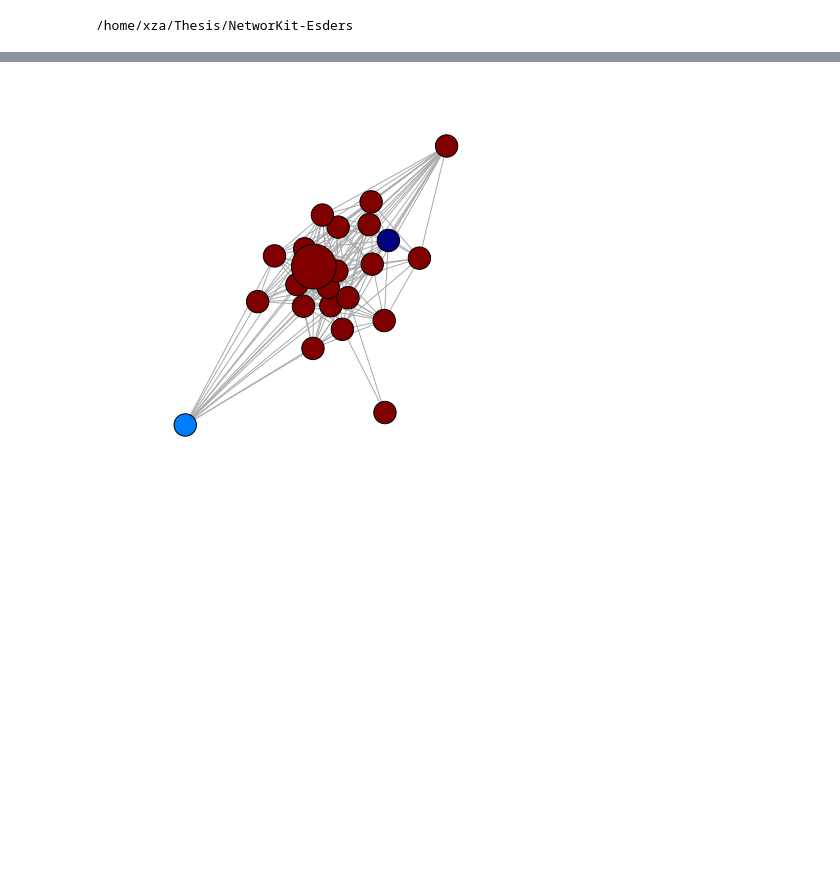
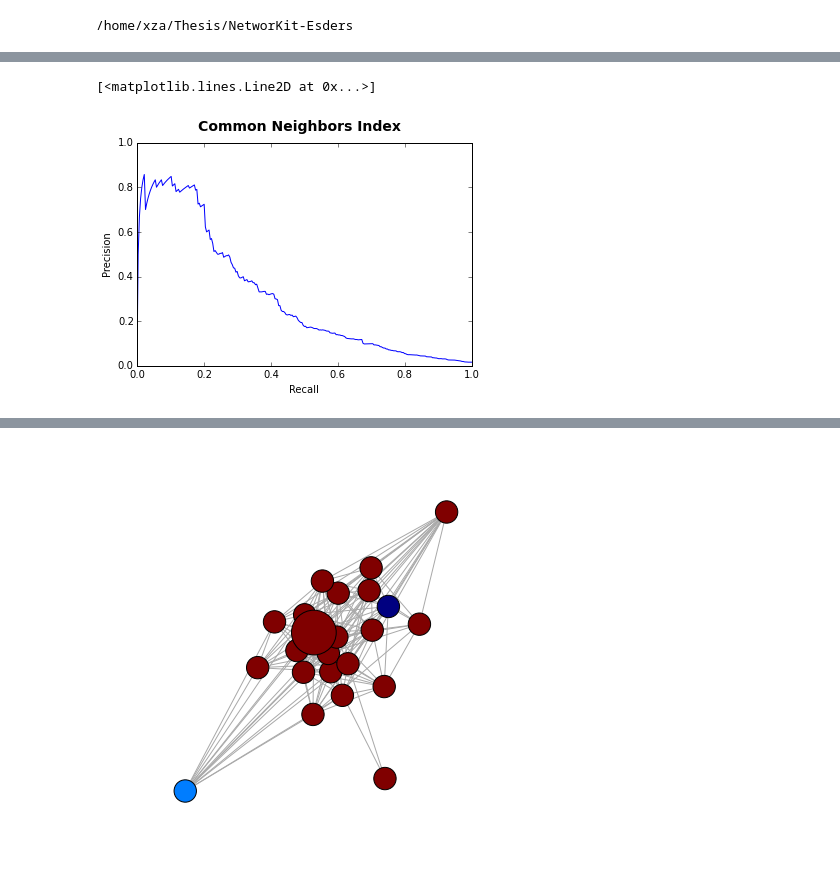
Before and after one commit to kit-parco/networkit-hyperbolic-kd, a Jupyter notebook: Doc/Notebooks/LinkPrediction.ipynb, the cells around one changed output, grey strips where cells are left out. Drawn from its saved outputs; the diff is of its cells as text; code cells hidden in the pictures; blank space fills up the shorter version.

```diff
--- a/Doc/Notebooks/LinkPrediction.ipynb
+++ b/Doc/Notebooks/LinkPrediction.ipynb
@@ -56,0 +61,11 @@ pointsCN = rocCN.getPoints()
+# %%
+dyadScorePairs = commonNeighborsIndex.runAll()
+roc = linkprediction.ROCMetric(partitionedGraph[1], dyadScorePairs)
+roc.generatePoints()
+points = roc.getPoints()
+plt.suptitle("Common Neighbors Index", fontsize=14, fontweight="bold")
+plt.xlabel("False positive rate")
+plt.ylabel("True positive rate")
+plt.axis([0, 1, 0, 1])
+plt.plot([0, 1], [0, 1])
+plt.plot(points[0], points[1])
@@ -56,0 +76,12 @@ pointsCN = rocCN.getPoints()
+# %%
+pr = linkprediction.PrecisionRecallMetric(partitionedGraph[1], dyadScorePairs)
+pr.generatePoints()
+points = pr.getPoints()
+plt.suptitle("Common Neighbors Index", fontsize=14, fontweight="bold")
+plt.xlabel("Recall")
+plt.ylabel("Precision")
+plt.axis([0, 1, 0, 1])
+plt.plot(points[0], points[1])
+# %% [output]
+[<matplotlib.lines.Line2D at 0x...>]
+[figure, added]
```
Also changed, not shown: parts of 32 cells of this notebook, 7 other files.
